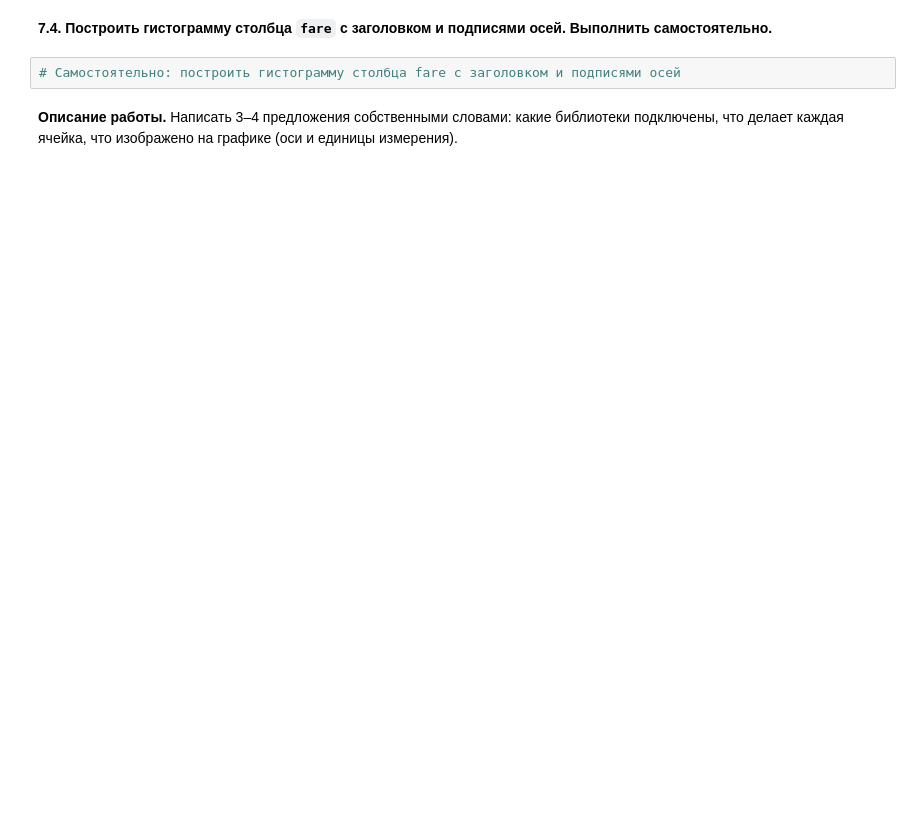
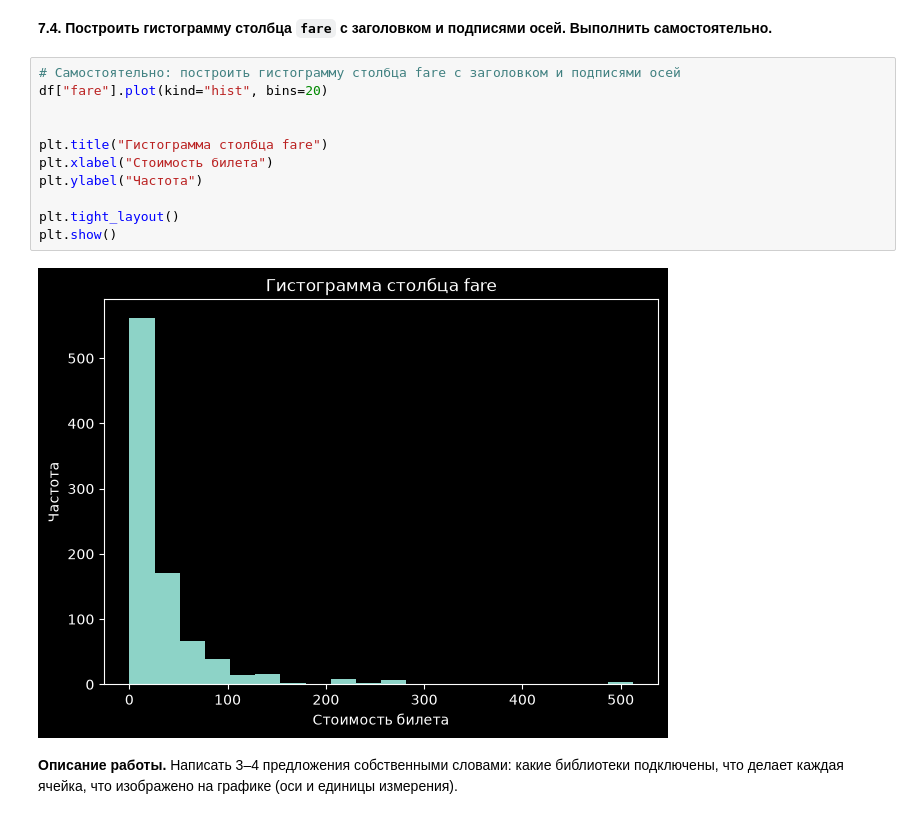
Before and after one commit to MonaCCi111/vvedenie_v_ii, a Jupyter notebook: lab1/notebooks/lab1.ipynb, the cells around one changed output. Drawn from its saved outputs; the diff is of its cells as text; blank space fills up the shorter version.

```diff
--- a/lab1/notebooks/lab1.ipynb
+++ b/lab1/notebooks/lab1.ipynb
@@ -592,5 +655,16 @@ print()
 **7.4. Построить гистограмму столбца `fare` с заголовком и подписями осей. Выполнить самостоятельно.**
 # %%
 # Самостоятельно: построить гистограмму столбца fare с заголовком и подписями осей
+df["fare"].plot(kind="hist", bins=20)
+
+
+plt.title("Гистограмма столбца fare")
+plt.xlabel("Стоимость билета")
+plt.ylabel("Частота")
+
+plt.tight_layout()
+plt.show()
+# %% [output]
+[figure, added]
 # %% [markdown]
 **Описание работы.** Написать 3–4 предложения собственными словами: какие библиотеки подключены, что делает каждая ячейка, что изображено на графике (оси и единицы измерения).
```
Also changed, not shown: parts of 29 cells of this notebook, 1 other file.
